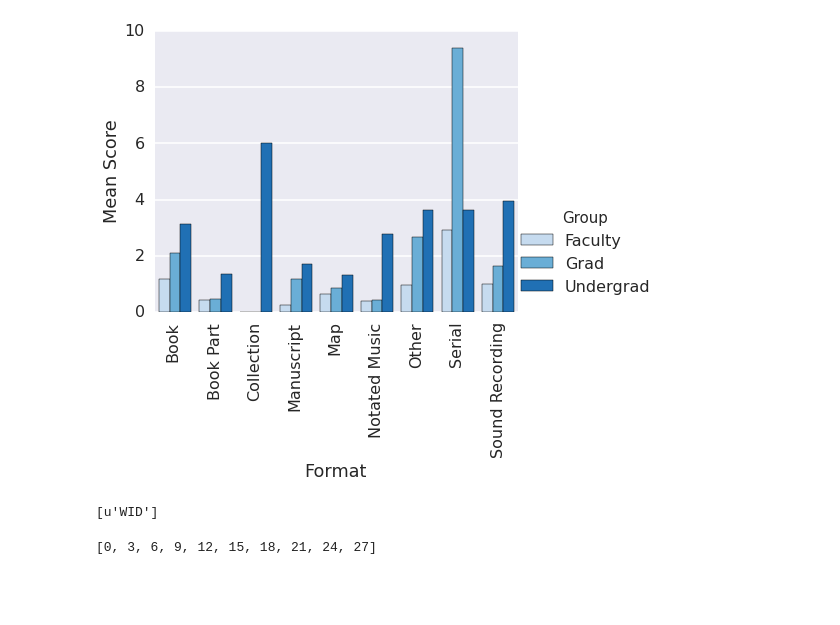
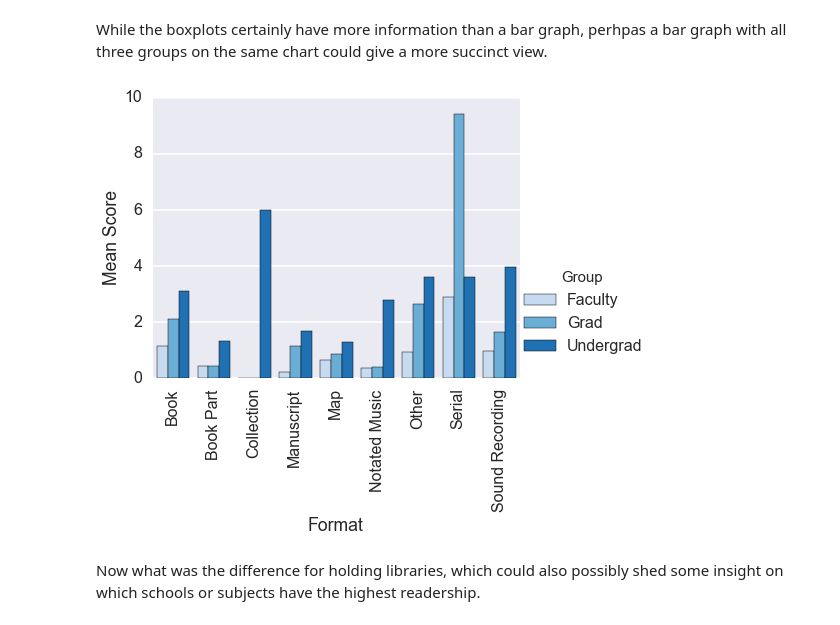
Before and after one commit to callinSwitzer/S121Project, a Jupyter notebook: Project_SummStats.ipynb, the cells around one changed output. Drawn from its saved outputs; the diff is of its cells as text; code cells hidden in the pictures; blank space fills up the shorter version.

Commit message:
Updated Summary Stats

```diff
--- a/Project_SummStats.ipynb
+++ b/Project_SummStats.ipynb
@@ -15,2 +17,2 @@ import sklearn.cross_validation
 # %%
-df = pd.read_pickle('C:/Users/megan_000/Documents/Harvard/Stat 121/Project/Stuff.pkl')
+df = pd.read_pickle('C:/Users/mshand/Downloads/Stuff.pkl')
@@ -67,6 +79,6 @@ Faculty:
 # %%
 topTenUndergrad = pd.DataFrame(columns=df.columns)
-for i in np.sort(df.score_checkouts_undergrad)[-6:-1]:
+for i in sorted(df.score_checkouts_undergrad, reverse=True)[0:5]:
     topTenUndergrad = topTenUndergrad.append(df[df.score_checkouts_undergrad==i])
 
 topTenUndergrad.id_inst
@@ -80,6 +106,6 @@ Name: id_inst, dtype: object
 # %%
 topTenGrad = pd.DataFrame(columns=df.columns)
-for i in np.sort(df.score_checkouts_grad)[-6:-1]:
+for i in sorted(df.score_checkouts_grad, reverse=True)[0:5]:
     topTenGrad = topTenGrad.append(df[df.score_checkouts_grad==i])
 
 topTenGrad.id_inst
@@ -93,6 +133,6 @@ Name: id_inst, dtype: object
 # %%
 topTenFac = pd.DataFrame(columns=df.columns)
-for i in np.sort(df.score_checkouts_fac)[-6:-1]:
+for i in sorted(df.score_checkouts_fac, reverse=True)[0:5]:
     topTenFac = topTenFac.append(df[df.score_checkouts_fac==i])
 
 topTenFac.id_inst
@@ -183,56 +199,40 @@ Try using .loc[row_index,col_indexer] = value instead
+# %% [markdown]
+While the boxplots certainly have more information than a bar graph, perhpas a bar graph with all three groups on the same chart could give a more succinct view.
 # %%
 filterdf = smallDF[['score_checkouts_undergrad', 'score_checkouts_grad', 'score_checkouts_fac', 'format']]
 filterdf.score_checkouts_undergrad = filterdf.score_checkouts_undergrad.astype(float)
 filterdf.score_checkouts_grad = filterdf.score_checkouts_grad.astype(float)
 filterdf.score_checkouts_fac = filterdf.score_checkouts_fac.astype(float)
 grouped = filterdf.groupby('format')
 means = grouped.mean()
 
 means = means.reindex()
 newMeans = pd.DataFrame(index = range((len(means)-1)*3), columns = ('Format','Score','Group'))
 
 for i in range(len(means)-1):
     j = i*3
     newMeans['Format'][j] = means.index[i]
     newMeans['Format'][j+1] = means.index[i]
     newMeans['Format'][j+2] = means.index[i]
     newMeans.Score[j] = means.score_checkouts_undergrad[i]
     newMeans.Group[j] = 'Undergrad'
     newMeans.Score[j+1] = means.score_checkouts_grad[i]
     newMeans.Group[j+1] = 'Grad'
     newMeans.Score[j+2] = means.score_checkouts_fac[i]
     newMeans.Group[j+2] = 'Faculty'
 
-"""
-sns.barplot(grouped.score_checkouts_undergrad.mean().index, grouped.score_checkouts_undergrad.mean())
-sns.barplot(grouped.score_checkouts_grad.mean().index, grouped.score_checkouts_grad.mean(), color='grey')
-sns.barplot(grouped.score_checkouts_fac.mean().index, grouped.score_checkouts_fac.mean(), color='violet')
-sns.set_context('poster')
-plt.title('Undergraduate Scores by Format')
-plt.xticks(rotation = 90)
-plt.ylabel('Means of Undergraduate Score')
-plt.xlabel('')
-plt.show()
-"""
-
 sns.factorplot('Format', 'Score', 'Group', newMeans, kind='bar', palette="Blues", aspect=1.25)
 sns.set_context('poster')
 plt.xticks(rotation = 90)
 plt.ylabel('Mean Score')
 plt.show()
 # %% [output]
-[figure, old version]
+[figure, new version]
+# %% [markdown]
+Now what was the difference for holding libraries, which could also possibly shed some insight on which schools or subjects have the highest readership.
 # %%
 holdingDF = smallDF[['id','score_checkouts_undergrad','score_checkouts_grad','score_checkouts_fac','holding_libs']].dropna(subset=['holding_libs'])
-
 holdingDF = holdingDF.reindex(index=range(len(holdingDF)))
-holdingDF.holding_libs[3060]
-# %% [output]
-[u'WID']
-# %%
-range(0,30,3)
-# %% [output]
-[0, 3, 6, 9, 12, 15, 18, 21, 24, 27]
 # %%
 newDF = pd.DataFrame(columns = ('id','score_checkouts_undergrad','score_checkouts_grad','score_checkouts_fac','holding_lib'), index=range(331635))
 summ = 0
```
Also changed, not shown: parts of 24 cells of this notebook.
